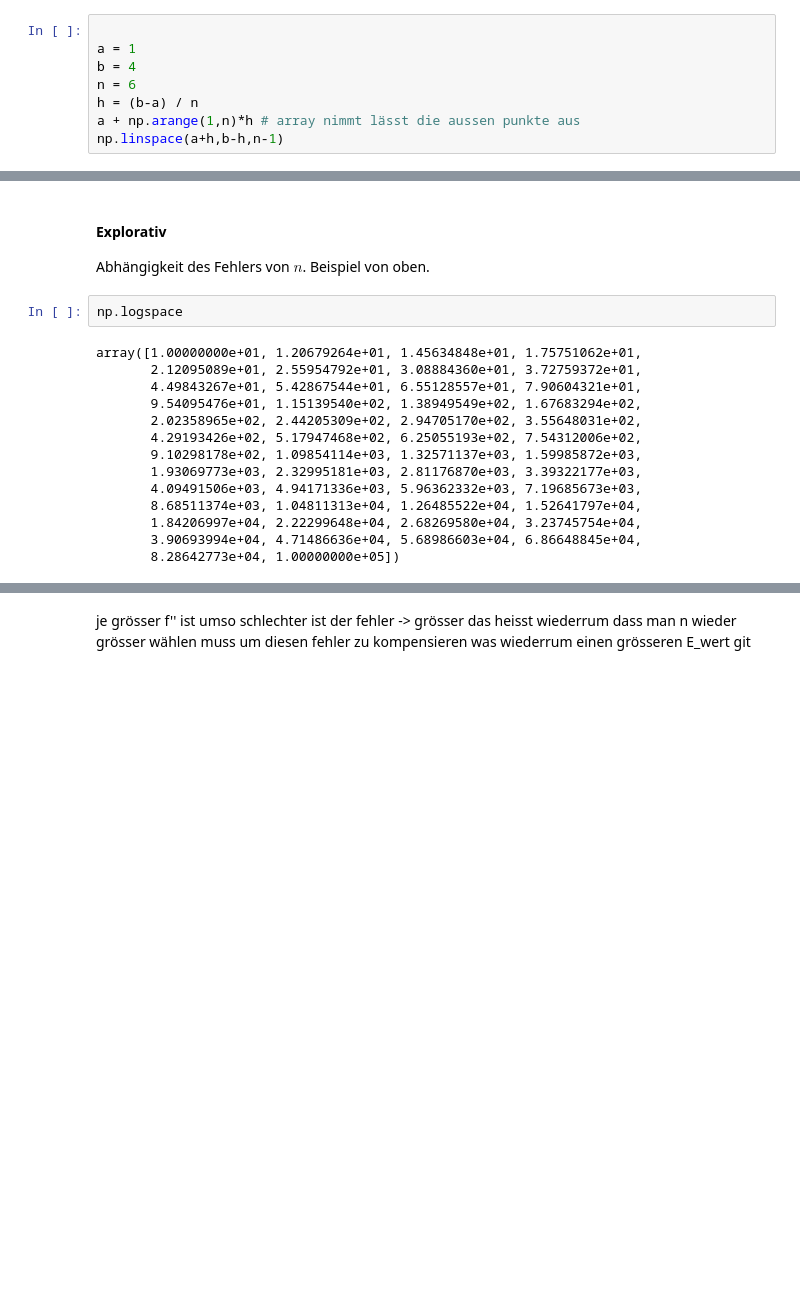
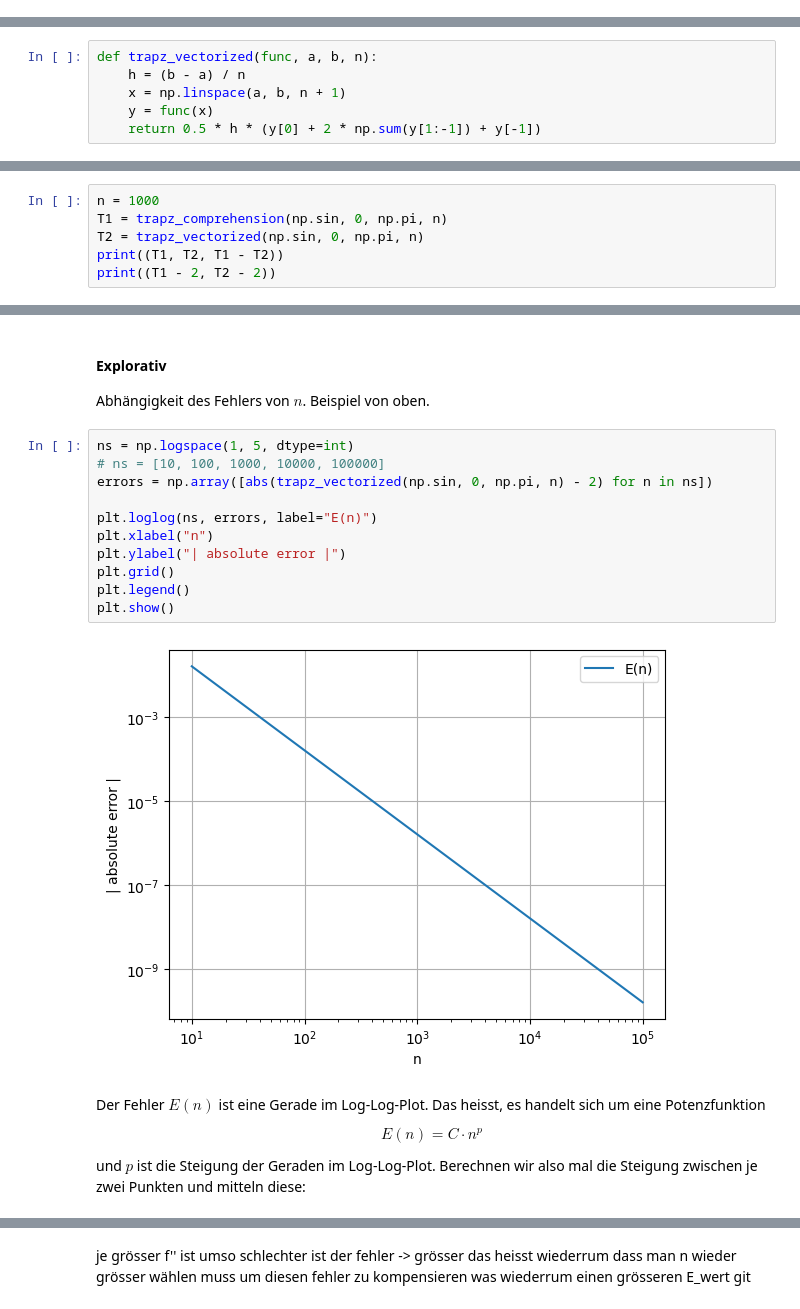
Before and after one commit to visciric/NGDS--Viscio, a Jupyter notebook: 08_Integration/08_Vertiefung.ipynb, the cells around one changed output, grey strips where cells are left out. Drawn from its saved outputs; the diff is of its cells as text; blank space fills up the shorter version.

```diff
--- a/08_Integration/08_Vertiefung.ipynb
+++ b/08_Integration/08_Vertiefung.ipynb
@@ -40,9 +32 @@ def trapezregel(func, a, b, n):
     return 0.5 * h * (func(a) + 2 * s + func(b))
-# %%
-
-a = 1
-b = 4
-n = 6
-h = (b-a) / n
-a + np.arange(1,n)*h # array nimmt lässt die aussen punkte aus
-np.linspace(a+h,b-h,n-1)
@@ -51,3 +33,9 @@ array([1.5, 2. , 2.5, 3. , 3.5])
+# %%
+def trapz_vectorized(func, a, b, n):
+    h = (b - a) / n
+    x = np.linspace(a, b, n + 1)
+    y = func(x)
+    return 0.5 * h * (y[0] + 2 * np.sum(y[1:-1]) + y[-1])
 # %% [markdown]
 Test mit der Funktion
 
@@ -65,0 +49,6 @@ T1  = trapezregel_comprehension(np.sin, 0, )
+# %%
+n = 1000
+T1 = trapz_comprehension(np.sin, 0, np.pi, n)
+T2 = trapz_vectorized(np.sin, 0, np.pi, n)
+print((T1, T2, T1 - T2))
+print((T1 - 2, T2 - 2))
@@ -69,19 +67,22 @@ T1  = trapezregel_comprehension(np.sin, 0, )
 #### Explorativ
 
 Abhängigkeit des Fehlers von $n$. Beispiel von oben.
-# %%
-np.logspace
-# %% [output]
-array([1.00000000e+01, 1.20679264e+01, 1.45634848e+01, 1.75751062e+01,
-       2.12095089e+01, 2.55954792e+01, 3.08884360e+01, 3.72759372e+01,
-       4.49843267e+01, 5.42867544e+01, 6.55128557e+01, 7.90604321e+01,
-       9.54095476e+01, 1.15139540e+02, 1.38949549e+02, 1.67683294e+02,
-       2.02358965e+02, 2.44205309e+02, 2.94705170e+02, 3.55648031e+02,
-       4.29193426e+02, 5.17947468e+02, 6.25055193e+02, 7.54312006e+02,
-       9.10298178e+02, 1.09854114e+03, 1.32571137e+03, 1.59985872e+03,
-       1.93069773e+03, 2.32995181e+03, 2.81176870e+03, 3.39322177e+03,
-       4.09491506e+03, 4.94171336e+03, 5.96362332e+03, 7.19685673e+03,
-       8.68511374e+03, 1.04811313e+04, 1.26485522e+04, 1.52641797e+04,
-       1.84206997e+04, 2.22299648e+04, 2.68269580e+04, 3.23745754e+04,
-       3.90693994e+04, 4.71486636e+04, 5.68986603e+04, 6.86648845e+04,
-       8.28642773e+04, 1.00000000e+05])
+# %%
+ns = np.logspace(1, 5, dtype=int)
+# ns = [10, 100, 1000, 10000, 100000]
+errors = np.array([abs(trapz_vectorized(np.sin, 0, np.pi, n) - 2) for n in ns])
+
+plt.loglog(ns, errors, label="E(n)")
+plt.xlabel("n")
+plt.ylabel("| absolute error |")
+plt.grid()
+plt.legend()
+plt.show()
+# %% [output]
+[figure, added]
+# %% [markdown]
+Der Fehler $E(n)$ ist eine Gerade im Log-Log-Plot. Das heisst, es handelt sich um eine Potenzfunktion
+
+$$ E(n) = C \cdot n^p $$
+
+und $p$ ist die Steigung der Geraden im Log-Log-Plot. Berechnen wir also mal die Steigung zwischen je zwei Punkten und mitteln diese:
```
Also changed, not shown: parts of 23 cells of this notebook, 7 other files.
